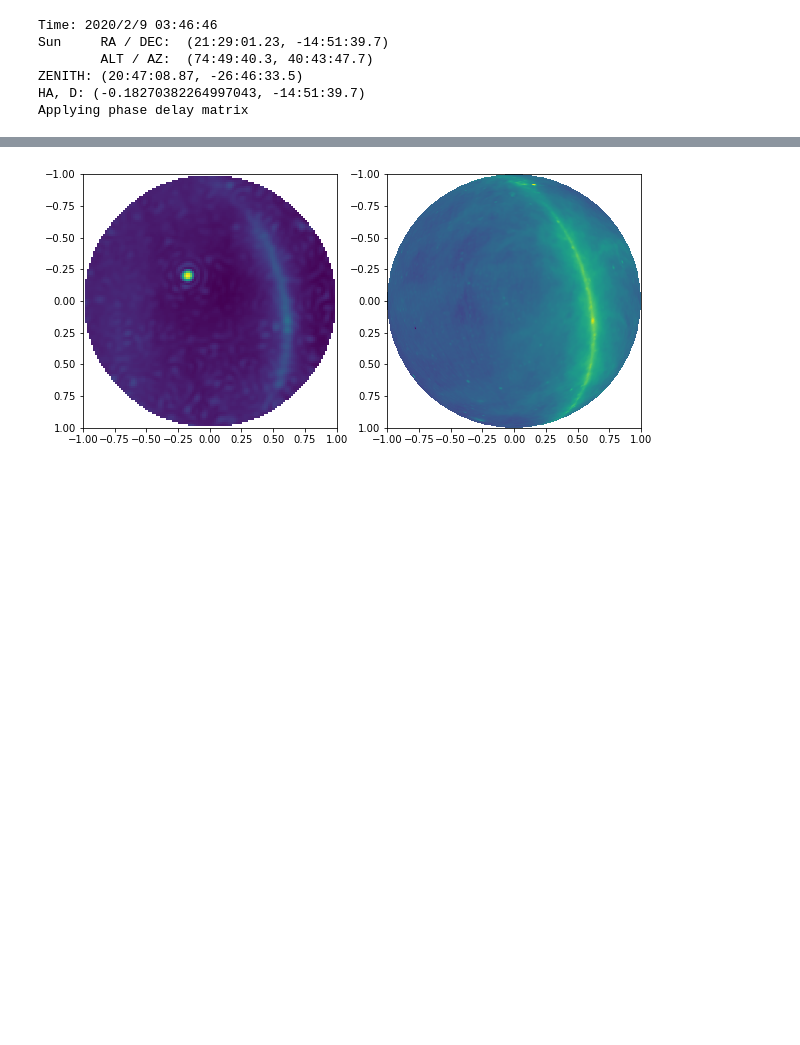
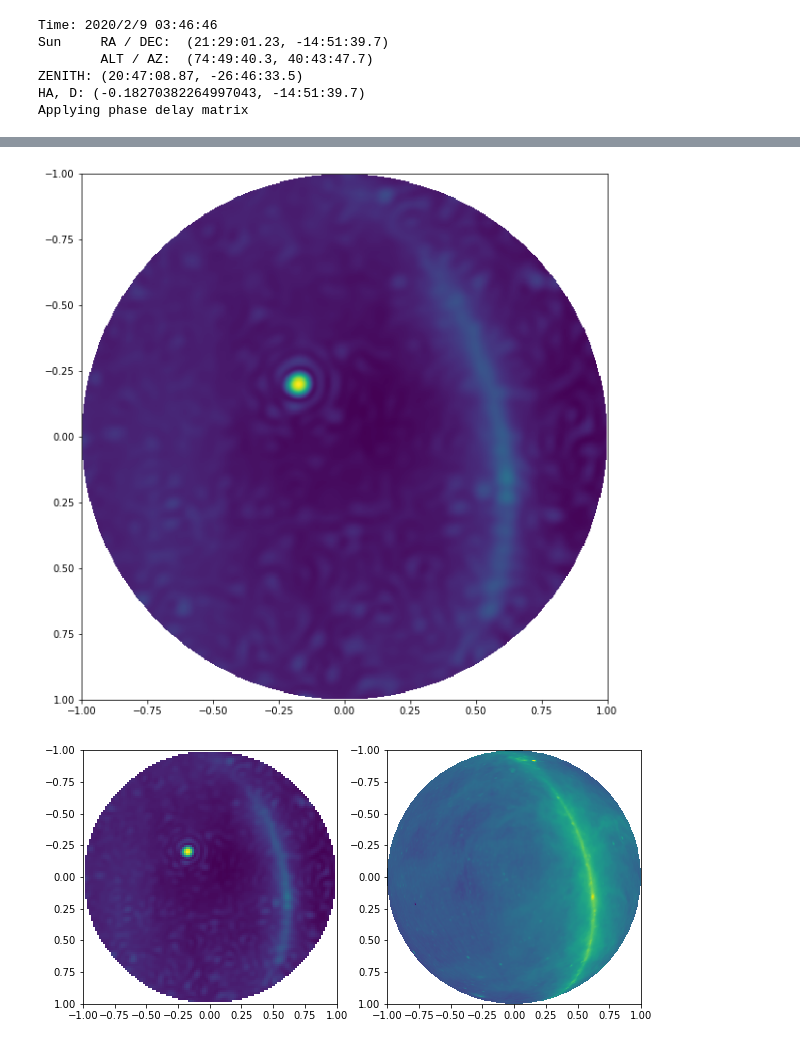
Before and after one commit to telegraphic/postx, a Jupyter notebook: load_vis.ipynb, the cells around one changed output, grey strips where cells are left out. Drawn from its saved outputs; the diff is of its cells as text; code cells hidden in the pictures; blank space fills up the shorter version.

```diff
--- a/load_vis.ipynb
+++ b/load_vis.ipynb
@@ -36,3 +48,8 @@ Applying phase delay matrix
+# %%
+plt.figure(figsize=(10, 10))
+eda.plot_image(eda.make_image2(512))
+# %% [output]
+[figure, added]
 # %%
 pmap = eda.generate_gsm()
 plt.figure(figsize=(10, 5))
```
Also changed, not shown: parts of 22 cells of this notebook, 8 other files.
